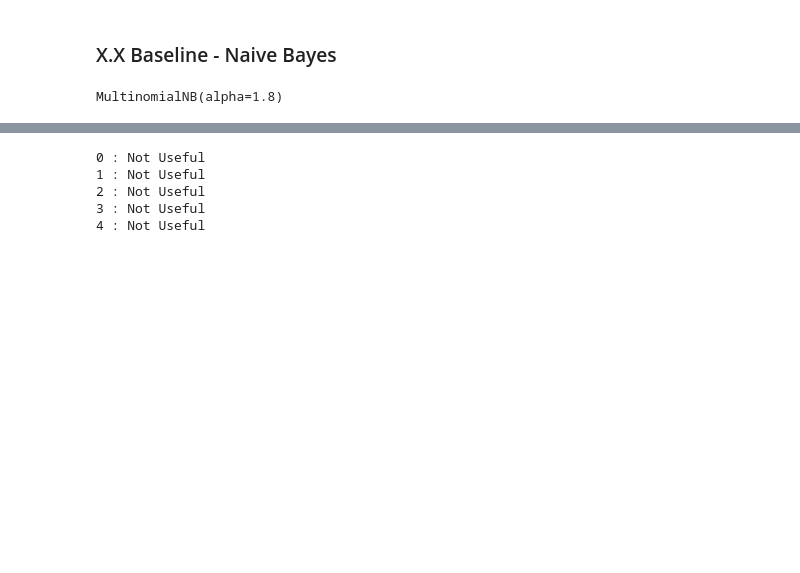
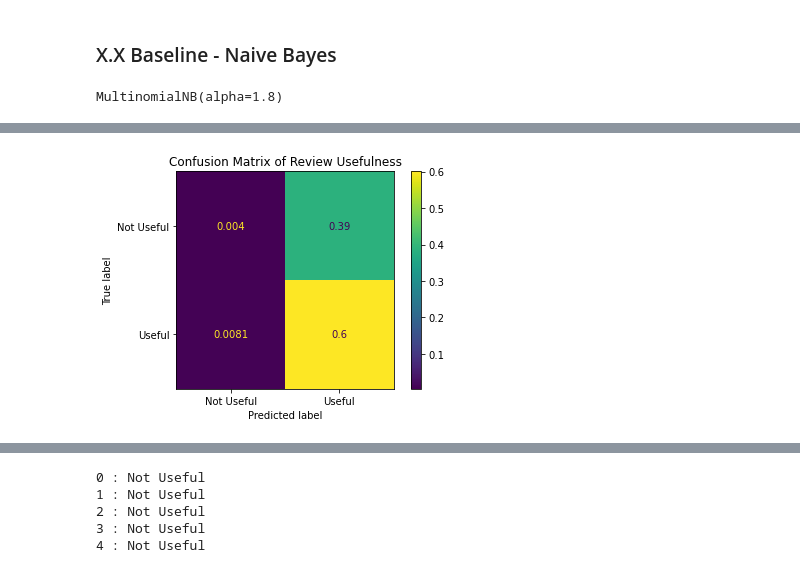
Before and after one commit to davidmiller2013/amazon-nlp-classification, a Jupyter notebook: notebooks/model-selection.ipynb, the cells around one changed output, grey strips where cells are left out. Cells and saved outputs as stored; diff of their text form; code cells hidden in the pictures; blank space fills up the shorter version.

```diff
--- a/notebooks/model-selection.ipynb
+++ b/notebooks/model-selection.ipynb
@@ -169,3 +150,18 @@ plt.show()
+# %%
+# Evaluate model on test data and plot confusion matrix
+y_true = y_test
+y_pred = nb_model.predict(X_test_tfidf)
+
+ConfusionMatrixDisplay.from_predictions(y_true,
+                                        y_pred,
+                                        normalize='all',
+                                        display_labels=sentiment
+                                       )
+
+plt.title("Confusion Matrix of Review Usefulness")
+plt.show()
+# %% [output]
+[figure, added]
 # %%
 fpr, tpr, threshold = roc_curve(y_true, y_pred)
 roc_auc = auc(fpr, tpr)
```
Also changed, not shown: parts of 58 cells of this notebook, 1 other file.
